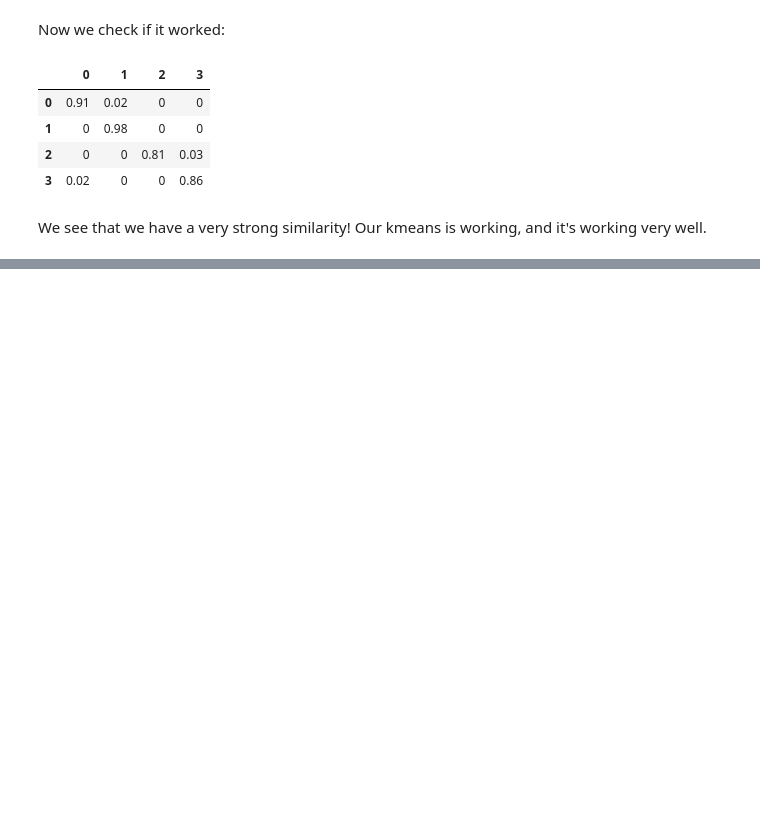
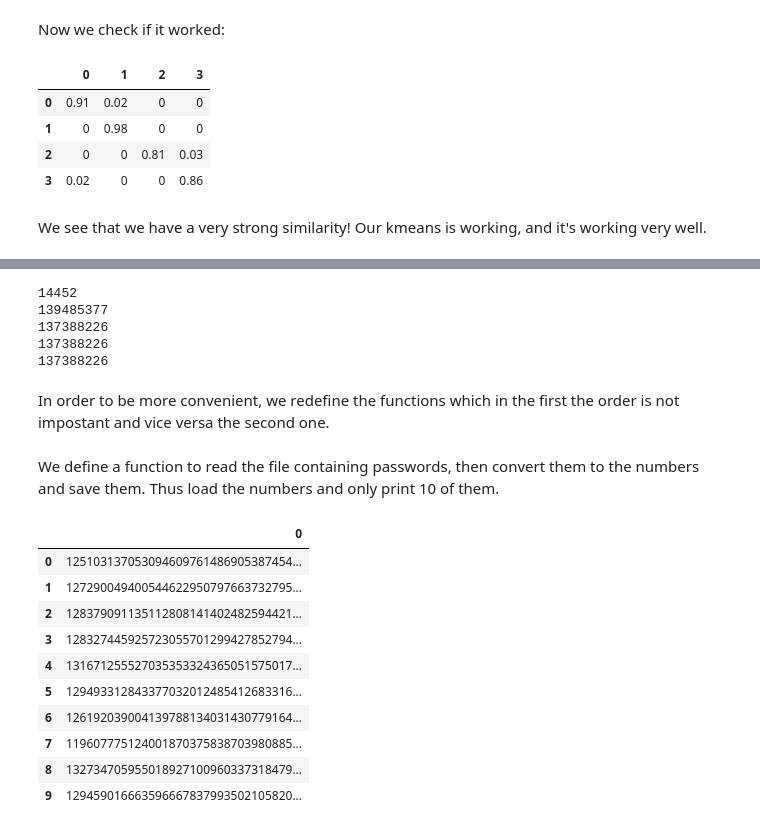
Before and after one commit to EgonFerri/ADM_HW4_group.4, a Jupyter notebook: Homework4.ipynb, the cells around one changed output, grey strips where cells are left out. Saved outputs shown, nothing was run; the diff lists cells and outputs as text; code cells hidden in the pictures; blank space fills up the shorter version.

```diff
--- a/Homework4.ipynb
+++ b/Homework4.ipynb
@@ -731,0 +757,16 @@ We see that we have a very strong similarity! Our kmeans is working, and it's wo
+# %%
+print(convert_to_radix_128('pt'))
+
+print(convert_to_radix_128('AABA', isOrderImportant=True))
+print(convert_to_radix_128('AAAB', isOrderImportant=True))
+
+print(convert_to_radix_128('AABA', isOrderImportant=False))
+print(convert_to_radix_128('AAAB', isOrderImportant=False))
+# %% [output]
+14452
+139485377
+137388226
+137388226
+137388226
+# %% [markdown]
+In order to be more convenient, we redefine the functions which in the first the order is not impostant and vice versa the second one.
@@ -731,0 +780,2 @@ We see that we have a very strong similarity! Our kmeans is working, and it's wo
+# %% [markdown]
+We define a function to read the file containing passwords, then convert them to the numbers and save them. Thus load the numbers and only print 10 of them.
@@ -731,0 +794,15 @@ We see that we have a very strong similarity! Our kmeans is working, and it's wo
+# %%
+dataframe_ps = pd.read_csv('comput/passwords2_number_notorder.txt',header=None)
+dataframe_ps.head(10)
+# %% [output]
+|  | 0 |
+| 0 | 125103137053094609761486905387454... |
+| 1 | 127290049400544622950797663732795... |
+| 2 | 128379091135112808141402482594421... |
+| 3 | 128327445925723055701299427852794... |
+| 4 | 131671255527035353324365051575017... |
+| 5 | 129493312843377032012485412683316... |
+| 6 | 126192039004139788134031430779164... |
+| 7 | 119607775124001870375838703980885... |
+| 8 | 132734705955018927100960337318479... |
+| 9 | 129459016663596667837993502105820... |
```
Also changed, not shown: parts of 26 cells of this notebook.
